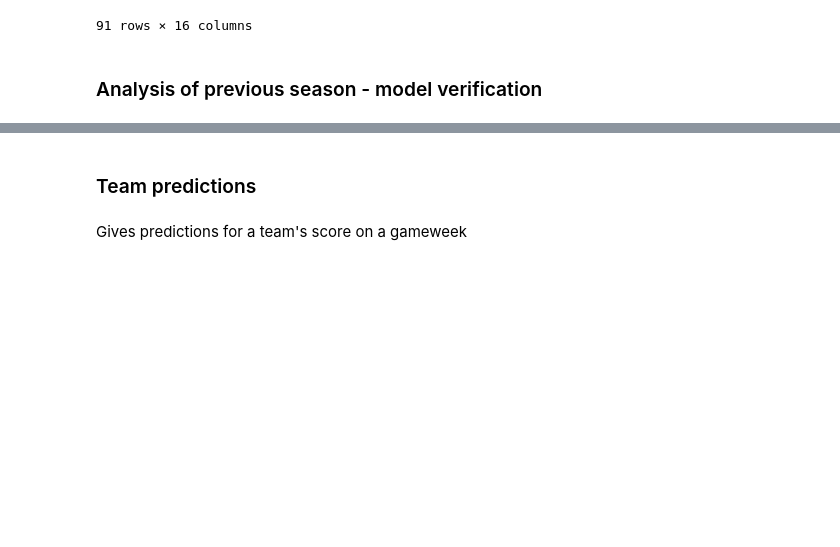
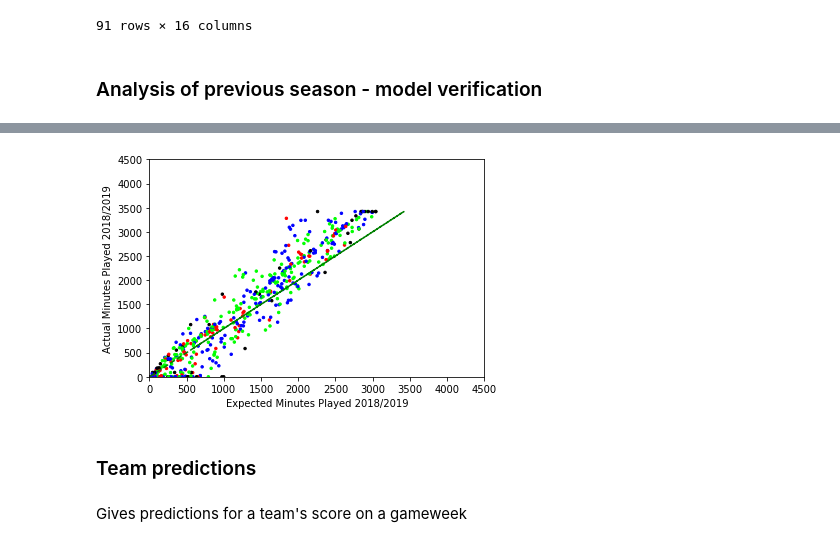
Before and after one commit to kalyanrparajuli/Fantasy-Football, a Jupyter notebook: models/optimization_model.ipynb, the cells around one changed output, grey strips where cells are left out. Saved outputs shown, nothing was run; the diff lists cells and outputs as text; code cells hidden in the pictures; blank space fills up the shorter version.

```diff
--- a/models/optimization_model.ipynb
+++ b/models/optimization_model.ipynb
@@ -558,3 +605,19 @@ plot.show()
+# %%
+# plot with respect to last seasons mins played - for eligble players
+mins_played = np.zeros(len(y3.index))
+for i in range(len(y3.index)):
+    ind = np.where(y3.loc[y3.index[i], 'full_name'] == all_players_params['player'])[0][0]
+    mins_played[i] = MP[ind]
+
+plot.scatter(mins_played, y3['minutes'], s=6, color=cr)
+plot.plot(y3['minutes'], y3['minutes'], linestyle="--", color='g')
+plot.xlim([0, 4500])
+plot.ylim([0, 4500])
+plot.xlabel('Expected Minutes Played 2018/2019')
+plot.ylabel('Actual Minutes Played 2018/2019')
+plot.show()
+# %% [output]
+[figure, added]
 # %% [markdown]
 ### Team predictions
 # %% [markdown]
```
Also changed, not shown: parts of 7 cells of this notebook.
